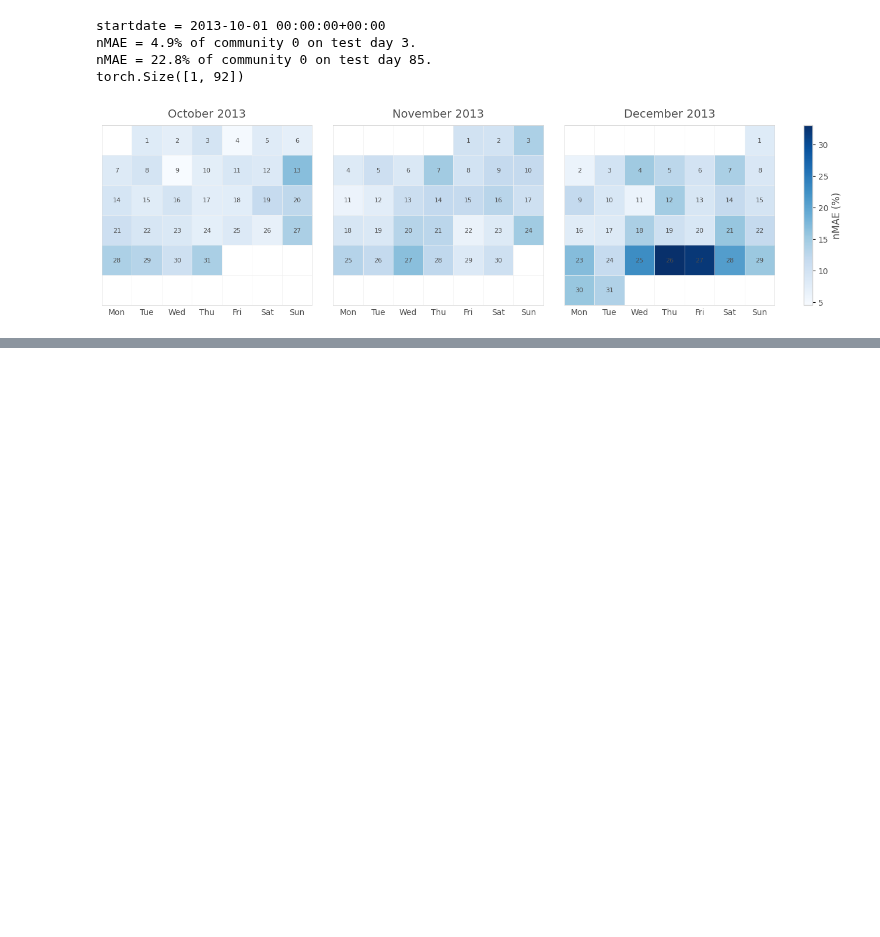
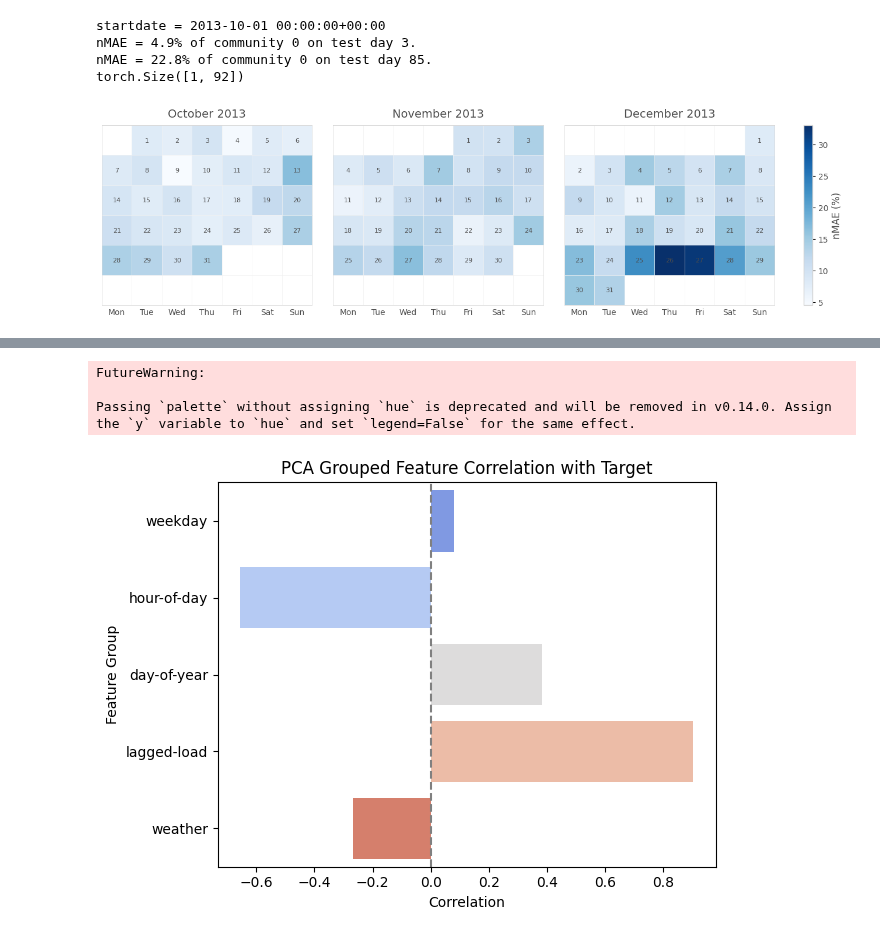
Before and after one commit to erc-fhv/loadforecasting, a Jupyter notebook: scripts/Paper_Illustration.ipynb, the cells around one changed output, grey strips where cells are left out. Saved outputs shown, nothing was run; the diff lists cells and outputs as text; code cells hidden in the pictures; blank space fills up the shorter version.

```diff
--- a/scripts/Paper_Illustration.ipynb
+++ b/scripts/Paper_Illustration.ipynb
@@ -954,0 +1074,38 @@ utils.Evaluate_Models.print_latex_table(result_dict, configs_with_transfer_learn
+# %%
+from sklearn.decomposition import PCA
+
+def pca_component(df, cols, name):
+    pca = PCA(n_components=1)
+    pc1 = pca.fit_transform(df[cols])
+    df[name] = pc1[:, 0]
+    return df
+
+# Example for multiple groups
+df = pca_component(df, ['Monday', 'Tuesday', 'Wednesday', 'Thursday', 'Friday', 'Saturday', 'Sunday'], 'weekday')
+df = pca_component(df, ['Hour-of-day-sine', 'Hour-of-day-cosine', ], 'hour-of-day')
+df = pca_component(df, ['Day-of-year-sine', 'Day-of-year-cosine'], 'day-of-year')
+df = pca_component(df, ['Lagged-power-21d', 'Lagged-power-14d', 'Lagged-power-7d',], 'lagged-load')
+df = pca_component(df, ['Temperature', 'Dew-point', 'Wind-direction', 'Wind-speed', 'Air-pressure', 'Humidity',], 'weather')
+
+# Compute correlations with target
+group_features = ['weekday', 'hour-of-day', 'day-of-year', 'lagged-load', 'weather']
+correlations = [(feature, df[[feature, 'Target']].corr().iloc[0, 1]) for feature in group_features]
+
+# Create DataFrame for plotting
+target_corr_df = pd.DataFrame(correlations, columns=['Feature', 'correlation'])
+# target_corr_df.sort_values('correlation', inplace=True)
+
+# Plot as barplot
+plt.figure()
+sns.barplot(x='correlation', y='Feature', data=target_corr_df, palette='coolwarm')
+plt.title("PCA Grouped Feature Correlation with Target")
+plt.xlabel("Correlation")
+plt.ylabel("Feature Group")
+plt.axvline(0, color='gray', linestyle='--')
+plt.tight_layout()
+plt.show()
+# %% [output]
+FutureWarning:
+
+Passing `palette` without assigning `hue` is deprecated and will be removed in v0.14.0. Assign the `y` variable to `hue` and set `legend=False` for the same effect.
+[figure, added]
```
Also changed, not shown: parts of 10 cells of this notebook.
